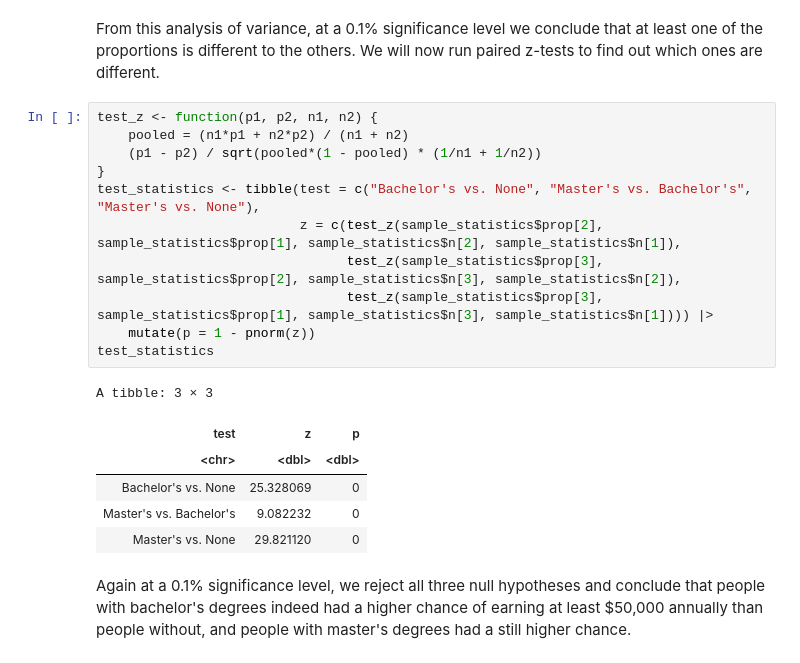
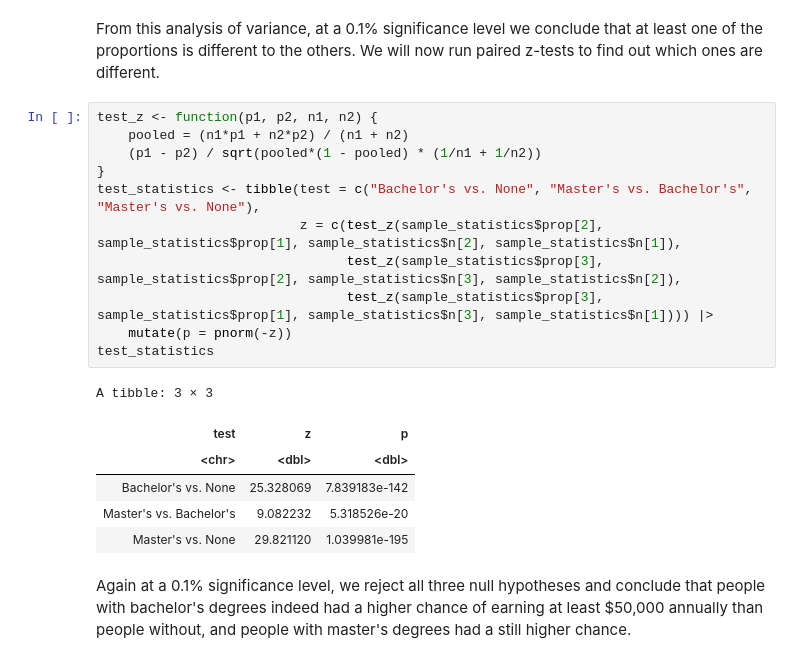
Before and after one commit to Julian-UBC/project-32, a Jupyter notebook: education_income.ipynb, the cells around one changed output. Cells and saved outputs as stored; diff of their text form.

```diff
--- a/education_income.ipynb
+++ b/education_income.ipynb
@@ -232,20 +242,20 @@ From this analysis of variance, at a 0.1% significance level we conclude that at
 # %%
 test_z <- function(p1, p2, n1, n2) {
     pooled = (n1*p1 + n2*p2) / (n1 + n2)
     (p1 - p2) / sqrt(pooled*(1 - pooled) * (1/n1 + 1/n2))
 }
 test_statistics <- tibble(test = c("Bachelor's vs. None", "Master's vs. Bachelor's", "Master's vs. None"),
                           z = c(test_z(sample_statistics$prop[2], sample_statistics$prop[1], sample_statistics$n[2], sample_statistics$n[1]),
                                 test_z(sample_statistics$prop[3], sample_statistics$prop[2], sample_statistics$n[3], sample_statistics$n[2]),
                                 test_z(sample_statistics$prop[3], sample_statistics$prop[1], sample_statistics$n[3], sample_statistics$n[1]))) |>
-    mutate(p = 1 - pnorm(z))
+    mutate(p = pnorm(-z))
 test_statistics
 # %% [output]
 A tibble: 3 × 3
 | test | z | p |
 | <chr> | <dbl> | <dbl> |
-| Bachelor's vs. None | 25.328069 | 0 |
-| Master's vs. Bachelor's | 9.082232 | 0 |
-| Master's vs. None | 29.821120 | 0 |
+| Bachelor's vs. None | 25.328069 | 7.839183e-142 |
+| Master's vs. Bachelor's | 9.082232 | 5.318526e-20 |
+| Master's vs. None | 29.821120 | 1.039981e-195 |
 # %% [markdown]
 Again at a 0.1% significance level, we reject all three null hypotheses and conclude that people with bachelor's degrees indeed had a higher chance of earning at least $50,000 annually than people without, and people with master's degrees had a still higher chance.
```
Also changed, not shown: parts of 9 cells of this notebook.
